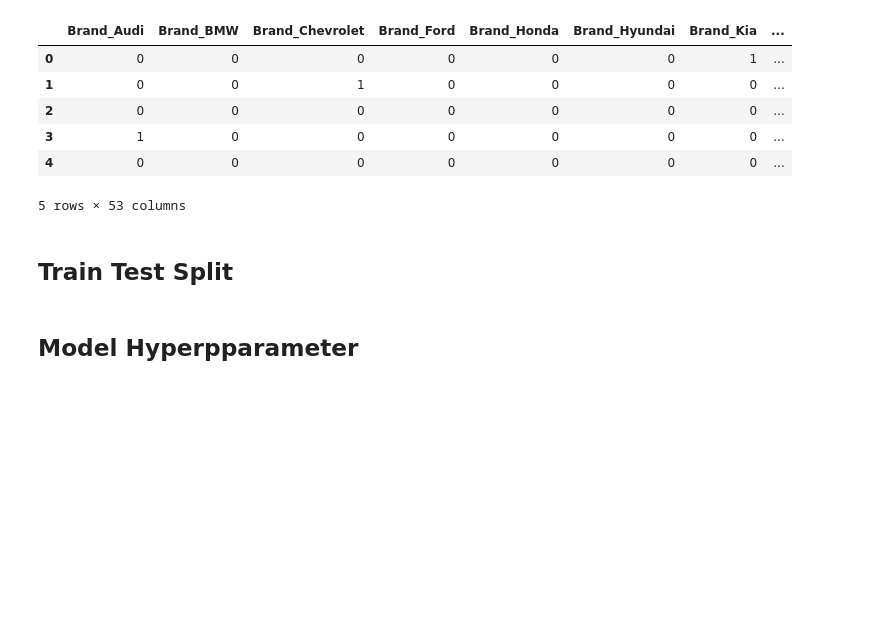
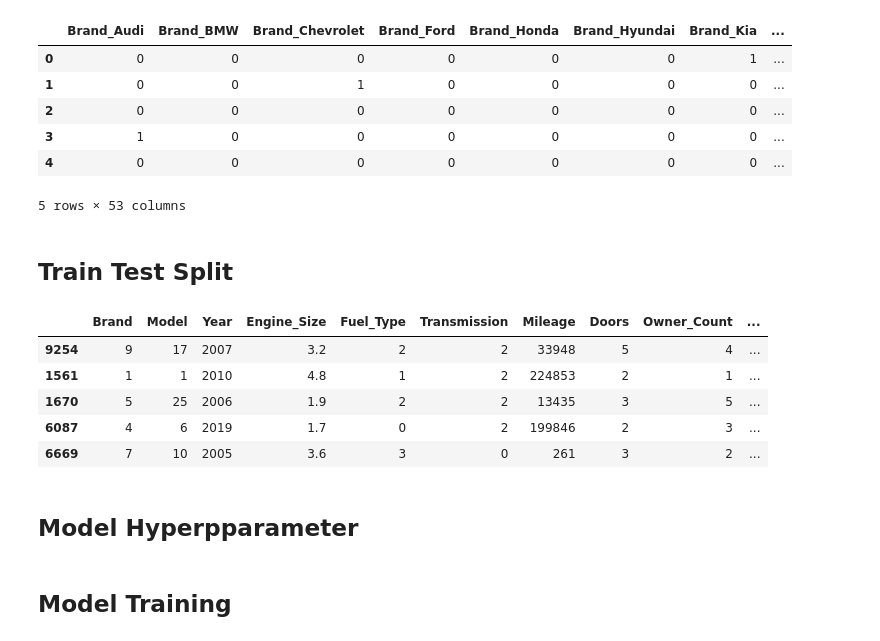
Before and after one commit to JayaWinata/Car-Price-Prediction-MLFLOW, a Jupyter notebook: car_price_prediction_script.ipynb, the cells around one changed output. Drawn from its saved outputs; the diff is of its cells as text; code cells hidden in the pictures; blank space fills up the shorter version.

```diff
--- a/car_price_prediction_script.ipynb
+++ b/car_price_prediction_script.ipynb
@@ -252,14 +262,3 @@ df_v6.head()
 5 rows × 53 columns
 # %% [markdown]
 ## Train Test Split
-# %%
-df_v1['dataset'] = 'df1'
-df_v2['dataset'] = 'df2'
-df_v3['dataset'] = 'df3'
-df_v4['dataset'] = 'df4'
-df_v5['dataset'] = 'df5'
-df_v6['dataset'] = 'df6'
-# %%
-full_df = pd.concat([df_v1, df_v2, df_v3, df_v4, df_v5, df_v6], ignore_index=True)
-
-train_df, test_df = train_test_split(full_df, test_size=0.2, random_state=42)
@@ -278,3 +265,44 @@ df_v6_train, df_v6_test = split_df(df_v6, train_df, test_df)
+# %%
+# List of datasets
+datasets = {'df1': df_v1, 'df2': df_v2, 'df3': df_v3, 'df4': df_v4, 'df5': df_v5, 'df6': df_v6}
+
+# Dictionary to store train and test splits
+train_sets = {}
+test_sets = {}
+
+# Perform train-test split separately for each dataset
+for name, df in datasets.items():
+    train_df, test_df = train_test_split(df, test_size=0.2, random_state=42)
+    train_sets[name] = train_df  # Store train set
+    test_sets[name] = test_df    # Store test set
+
+# Access train and test splits
+df_v1_train = train_sets['df1']
+df_v1_test = test_sets['df1']
+
+df_v2_train = train_sets['df2']
+df_v2_test = test_sets['df2']
+
+df_v3_train = train_sets['df3']
+df_v3_test = test_sets['df3']
+
+df_v4_train = train_sets['df4']
+df_v4_test = test_sets['df4']
+
+df_v5_train = train_sets['df5']
+df_v5_test = test_sets['df5']
+
+df_v6_train = train_sets['df6']
+df_v6_test = test_sets['df6']
+# %%
+df_v1_train.head()
+# %% [output]
+|  | Brand | Model | Year | Engine_Size | Fuel_Type | Transmission | Mileage | Doors | Owner_Count | ... |
+| 9254 | 9 | 17 | 2007 | 3.2 | 2 | 2 | 33948 | 5 | 4 | ... |
+| 1561 | 1 | 1 | 2010 | 4.8 | 1 | 2 | 224853 | 2 | 1 | ... |
+| 1670 | 5 | 25 | 2006 | 1.9 | 2 | 2 | 13435 | 3 | 5 | ... |
+| 6087 | 4 | 6 | 2019 | 1.7 | 0 | 2 | 199846 | 2 | 3 | ... |
+| 6669 | 7 | 10 | 2005 | 3.6 | 3 | 0 | 261 | 3 | 2 | ... |
 # %%
 datasets = [
     ['Label encoding', [df_v1_train[df_v1_train.columns[:-1]], df_v1_train[df_v1_train.columns[-1]], df_v1_test[df_v1_test.columns[:-1]], df_v1_test[df_v1_test.columns[-1]]]],
@@ -326,3 +352,5 @@ models = [
         'params': {}
     }
 ]
+# %% [markdown]
+## Model Training
```
Also changed, not shown: parts of 7 cells of this notebook, 1 other file.
